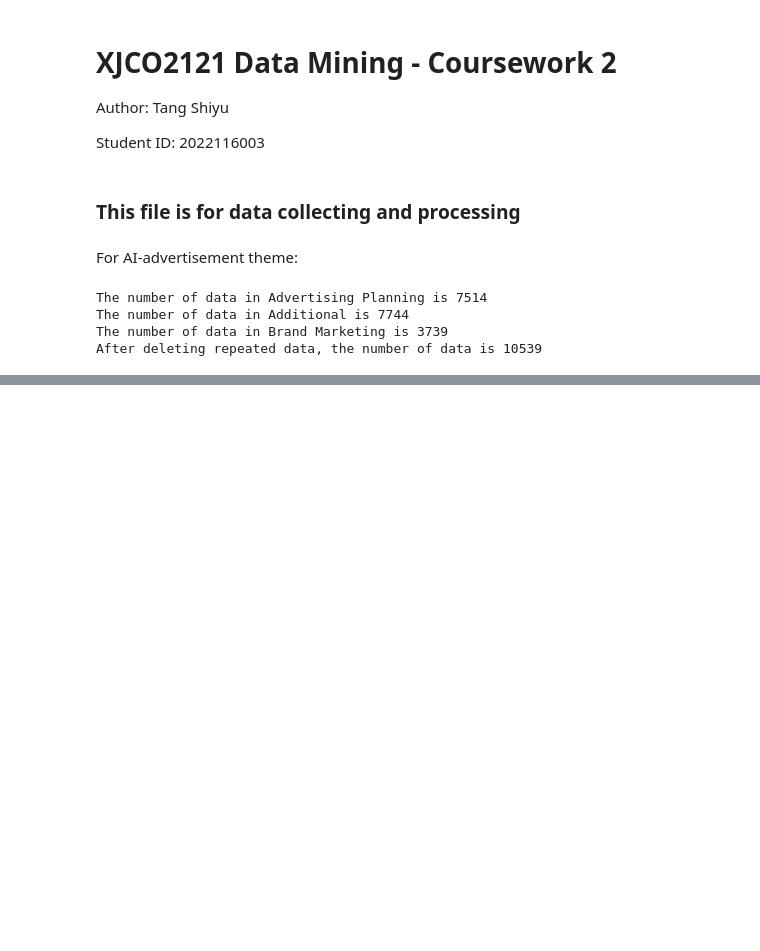
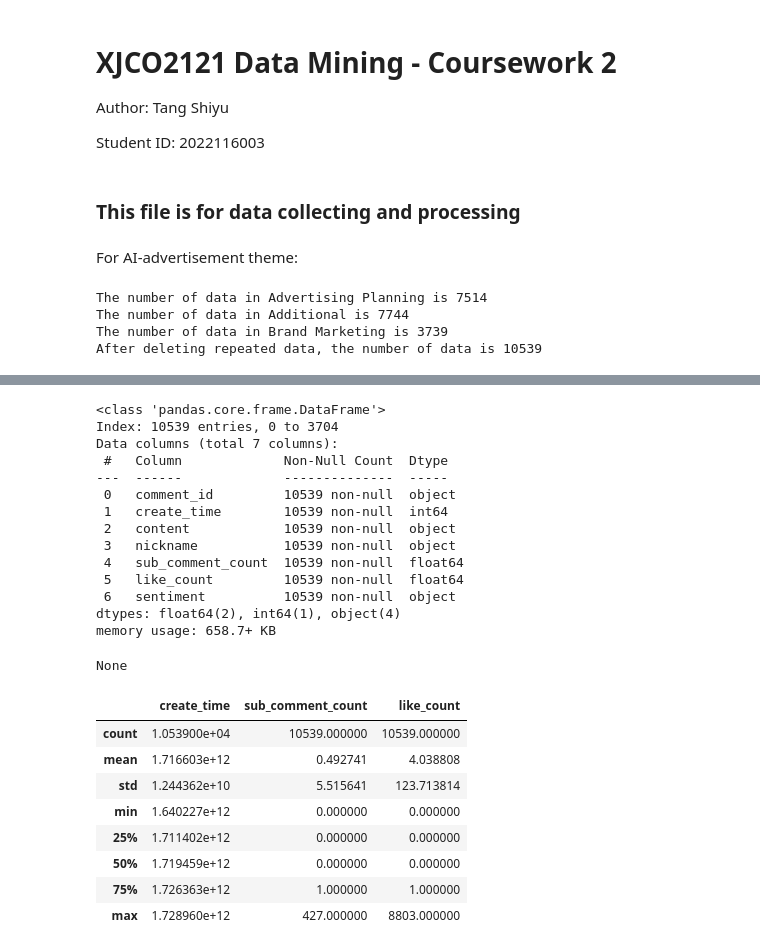
Before and after one commit to Luxraaaaay/Data-Mining, a Jupyter notebook: data_processing.ipynb, the cells around one changed output, grey strips where cells are left out. Drawn from its saved outputs; the diff is of its cells as text; code cells hidden in the pictures; blank space fills up the shorter version.

```diff
--- a/data_processing.ipynb
+++ b/data_processing.ipynb
@@ -15,31 +42,59 @@ For AI-advertisement theme:
 files = ['Advertising Planning', 'Additional', 'Brand Marketing']
 dfs = []
 
 for file in files:
     # Find the encoding of the file
     with open(f'data/ai-Advertisement/Comments-{file}.csv', 'rb') as f:
         result = chardet.detect(f.read())
     # Read the data
     df = pd.read_csv(f'data/ai-Advertisement/Comments-{file}.csv', encoding=result['encoding'], encoding_errors='replace')
     # Check the data
     print(f'The number of data in {file} is {len(df)}')
     # Delete the unneeded columns
     df = df.drop(columns=['ip_location', 'note_id', 'user_id', 'avatar', 'pictures', 'parent_comment_id', 'last_modify_ts'])
     dfs.append(df)
 # Merging all data in this theme
 df_ad = pd.concat(dfs)
 # Delete the data with the same comment_id
 df_ad = df_ad.drop_duplicates(subset=['comment_id'])
 print(f'After deleting repeated data, the number of data is {len(df_ad)}')
-df_ad.head()
+# Fill in the missing nickname
+df_ad = df_ad.fillna('匿名用户')
+display(df_ad.head())
+display(df_ad.info())
+display(df_ad.describe())
 # %% [output]
 The number of data in Advertising Planning is 7514
 The number of data in Additional is 7744
 The number of data in Brand Marketing is 3739
 After deleting repeated data, the number of data is 10539
 |  | comment_id | create_time | content | nickname | sub_comment_count | like_count | sentiment |
 | 0 | 667408e60000000017012a2a | 1718880488000 | 还好我boss不懂看我出单还表扬我了 | 木子 | 131.0 | 31.0 | negative |
 | 1 | 66596c33000000000f0077bc | 1717136435000 | 做的好棒！ | 豆花要加糖 | 4.0 | 2.0 | positive |
 | 2 | 665961c1000000000e033c6c | 1717133762000 | 真诚发问这个豆奶口感咋样好喝吗早八人很需要啊宝子 | 小红薯62E23D58 | 3.0 | 2.0 | positive |
 | 3 | 667978b100000000150082e2 | 1719236785000 | 求分享 | 捞起月亮的渔民 | 1.0 | 0.0 | positive |
 | 4 | 665975d0000000001b007630 | 1717138897000 | 哇塞你们画的也太多了吧 | 小红薯63E82F05 | 3.0 | 1.0 | negative |
+<class 'pandas.core.frame.DataFrame'>
+Index: 10539 entries, 0 to 3704
+Data columns (total 7 columns):
+ #   Column             Non-Null Count  Dtype
+---  ------             --------------  -----
+ 0   comment_id         10539 non-null  object
+ 1   create_time        10539 non-null  int64
+ 2   content            10539 non-null  object
+ 3   nickname           10539 non-null  object
+ 4   sub_comment_count  10539 non-null  float64
+ 5   like_count         10539 non-null  float64
+ 6   sentiment          10539 non-null  object
+dtypes: float64(2), int64(1), object(4)
+memory usage: 658.7+ KB
+None
+|  | create_time | sub_comment_count | like_count |
+| count | 1.053900e+04 | 10539.000000 | 10539.000000 |
+| mean | 1.716603e+12 | 0.492741 | 4.038808 |
+| std | 1.244362e+10 | 5.515641 | 123.713814 |
+| min | 1.640227e+12 | 0.000000 | 0.000000 |
+| 25% | 1.711402e+12 | 0.000000 | 0.000000 |
+| 50% | 1.719459e+12 | 0.000000 | 0.000000 |
+| 75% | 1.726363e+12 | 1.000000 | 1.000000 |
+| max | 1.728960e+12 | 427.000000 | 8803.000000 |
```
Also changed, not shown: parts of 6 cells of this notebook, 4 other files.
